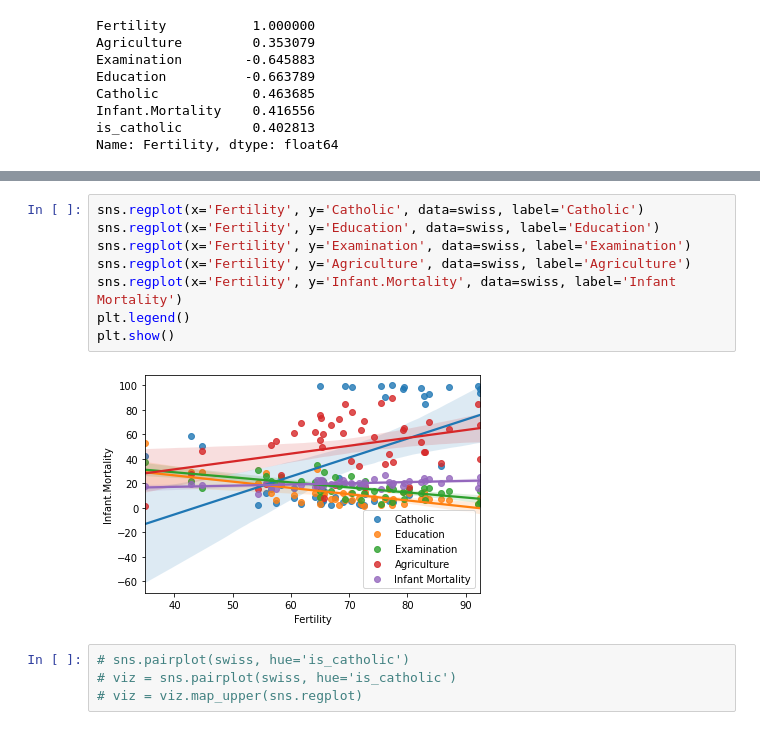
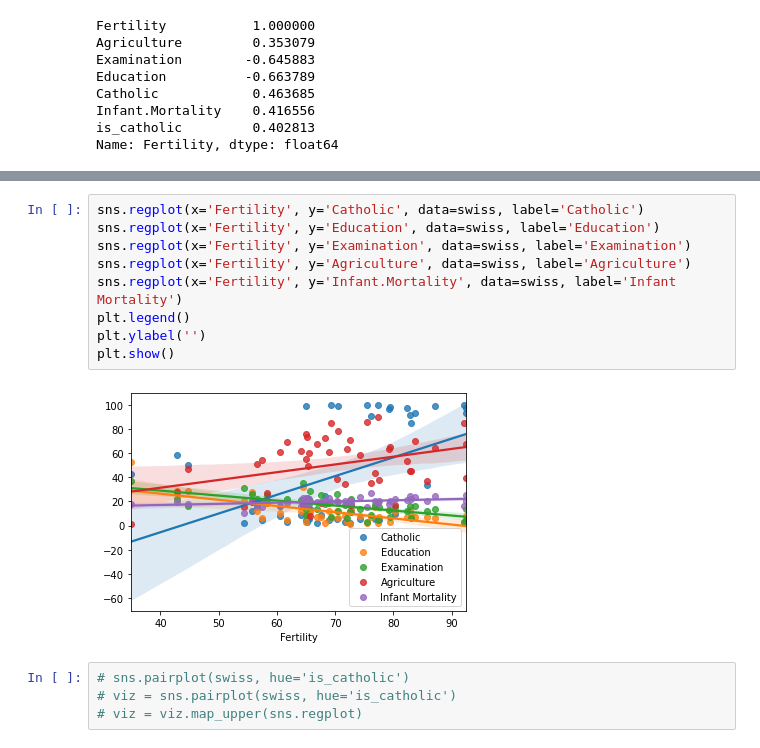
Before and after one commit to adam-talbot/numpy-pandas-visualization-exercises, a Jupyter notebook: seaborn_exercises.ipynb, the cells around one changed output, grey strips where cells are left out. Drawn from its saved outputs; the diff is of its cells as text.

```diff
--- a/seaborn_exercises.ipynb
+++ b/seaborn_exercises.ipynb
@@ -179,13 +163,14 @@ plt.show()
 # %%
 sns.regplot(x='Fertility', y='Catholic', data=swiss, label='Catholic')
 sns.regplot(x='Fertility', y='Education', data=swiss, label='Education')
 sns.regplot(x='Fertility', y='Examination', data=swiss, label='Examination')
 sns.regplot(x='Fertility', y='Agriculture', data=swiss, label='Agriculture')
 sns.regplot(x='Fertility', y='Infant.Mortality', data=swiss, label='Infant Mortality')
 plt.legend()
+plt.ylabel('')
 plt.show()
 # %% [output]
-[figure, old version]
+[figure, new version]
 # %%
 # sns.pairplot(swiss, hue='is_catholic')
 # viz = sns.pairplot(swiss, hue='is_catholic')
```
Also changed, not shown: parts of 6 cells of this notebook.
